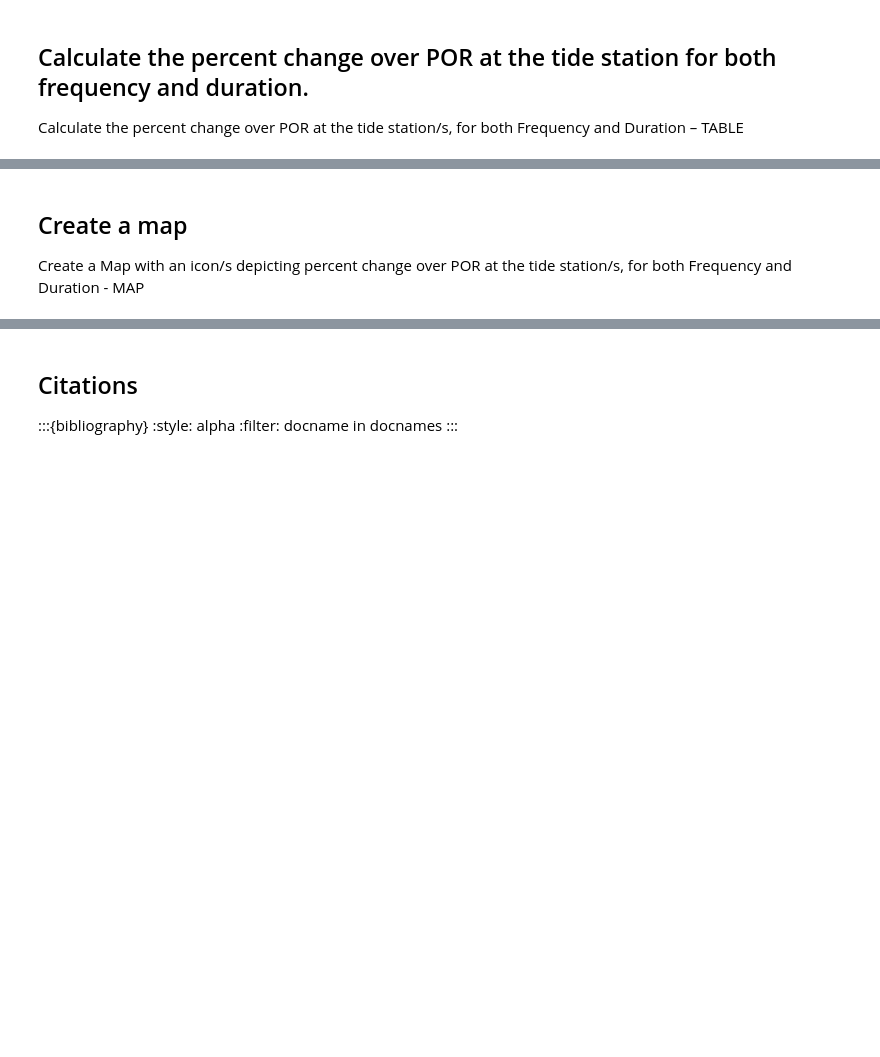
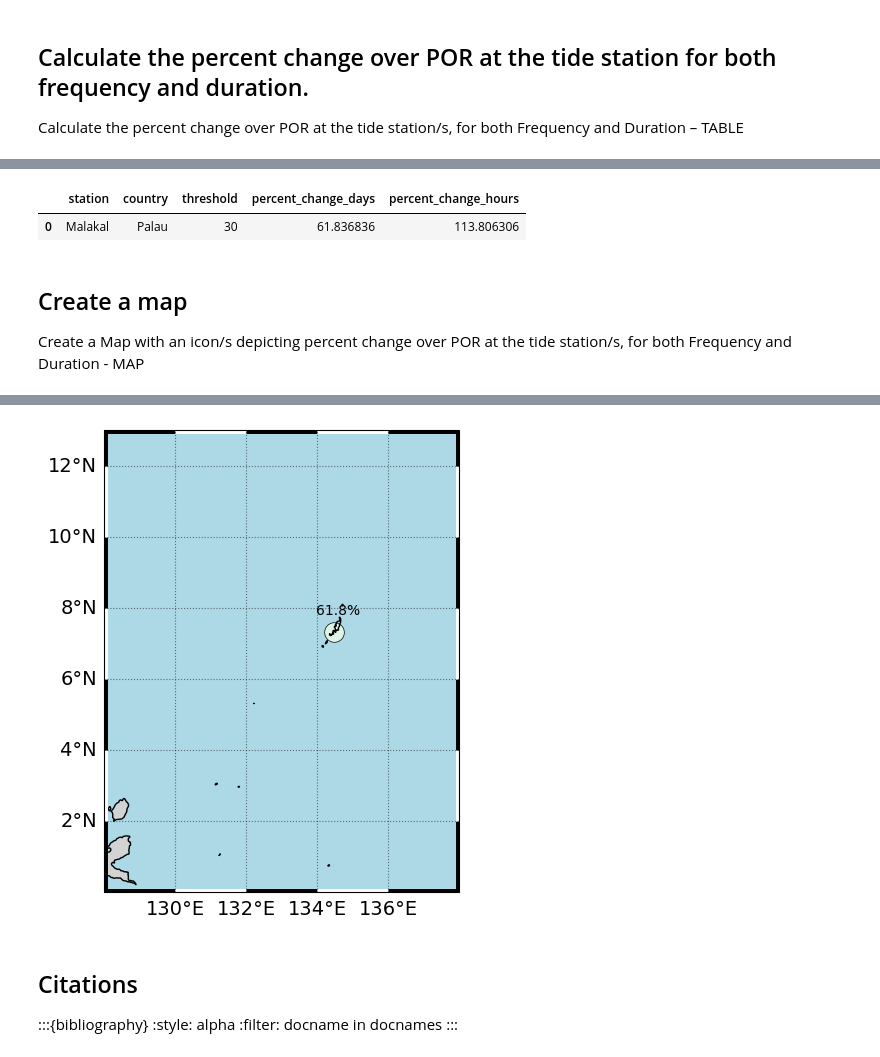
Before and after one commit to jwfiedler/SL_Indicators, a Jupyter notebook: _sources/SL_indicators_NBs/SL_FloodFrequency.ipynb, the cells around one changed output, grey strips where cells are left out. Drawn from its saved outputs; the diff is of its cells as text; code cells hidden in the pictures; blank space fills up the shorter version.

```diff
--- a/_sources/SL_indicators_NBs/SL_FloodFrequency.ipynb
+++ b/_sources/SL_indicators_NBs/SL_FloodFrequency.ipynb
@@ -476,3 +526,36 @@ Calculate the percent change over POR at the tide station/s, for both Frequency
+# %%
+# make a dataframe with the percent change in flood days and hours per year, with given threshold
+percent_change_df = pd.DataFrame({'percent_change_days': percent_change_days.values[0], 'percent_change_hours': percent_change_hours.values[0], 'threshold': threshold}, index=[0])
+
+# add the station name and country
+percent_change_df['station'] = station
+percent_change_df['country'] = country
+
+# reorder the columns
+percent_change_df = percent_change_df[['station', 'country', 'threshold', 'percent_change_days', 'percent_change_hours']]
+
+# Define your attributes
+attributes = {
+    'station': 'Station name',
+    'country': 'Country name',
+    'threshold': 'Threshold in cm above MHHW',
+    'percent_change_days': 'Percent change in flood days per year',
+    'percent_change_hours': 'Percent change in flood hours per year'
+}
+
+# Open the file in write mode
+with open(output_dir / 'SL_FloodFrequency_percent_change.csv', 'w') as f:
+    # Write the attributes as comments
+    for column, attribute in attributes.items():
+        f.write(f'# {column}: {attribute}\n')
+
+    # Write the DataFrame to the file
+    percent_change_df.to_csv(f, index=False)
+
+percent_change_df
+# %% [output]
+|  | station | country | threshold | percent_change_days | percent_change_hours |
+| 0 | Malakal | Palau | 30 | 61.836836 | 113.806306 |
 # %% [markdown]
 ## Create a map
 Create a Map with an icon/s depicting percent change over POR at the tide station/s, for both Frequency and Duration - MAP
@@ -478,0 +646,28 @@ Create a Map with an icon/s depicting percent change over POR at the tide statio
+# %%
+xlims = [128, 138]
+ylims = [0, 13]
+vmin, vmax = 0,100
+
+fig, ax, crs,cmap = plot_map(vmin,vmax,xlims,ylims)
+
+#fill in water
+ax.add_feature(cfeature.LAND, color='lightgrey')
+ax.add_feature(cfeature.OCEAN, color='lightblue')
+
+
+ax.scatter(rsl['lon'], rsl['lat'], transform=crs, s=200,
+           c=100*percent_change_days, vmin=vmin, vmax=vmax, cmap=cmap,
+           linewidth=0.5, edgecolor='black')
+
+plot_zebra_frame(ax, lw=5, segment_length=2, crs=crs)
+
+# add text for percent change
+for i in range(len(rsl['lon'])):
+    ax.text(rsl['lon'][i]-0.5, rsl['lat'][i]+0.5, '{:.1f}%'.format(percent_change_days.values[0]), fontsize=10)
+
+glue("mag_fig", fig, display=False)
+
+# save the figure
+output_file_path = output_dir / 'SL_FloodFrequency_map.png'
+fig.savefig(output_file_path, dpi=300, bbox_inches='tight')
+# %% [output]
@@ -479,3 +675,4 @@ Create a Map with an icon/s depicting percent change over POR at the tide statio
+[figure, added]
 # %% [markdown]
 ## Citations
 
```
Also changed, not shown: parts of 7 cells of this notebook, 6 other files.
